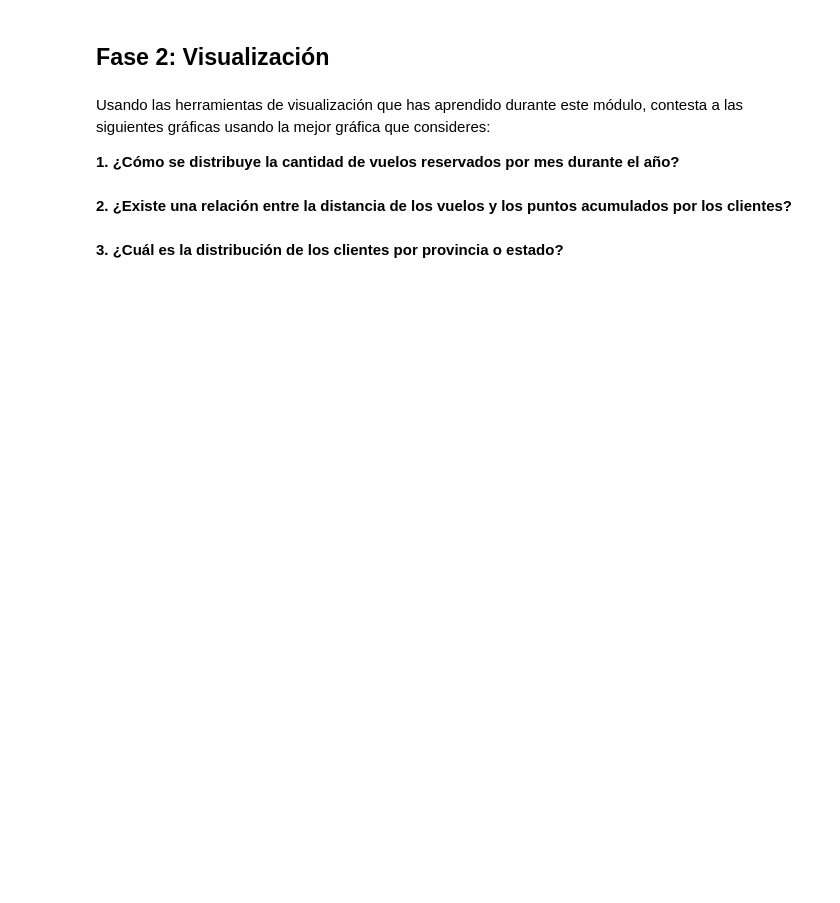
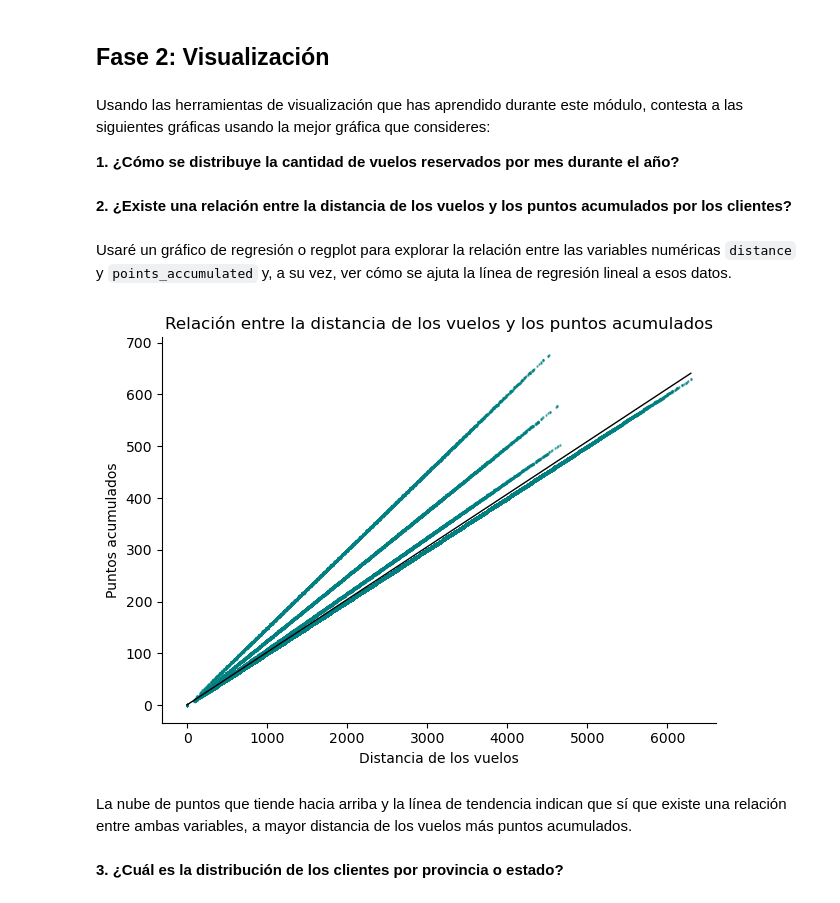
Before and after one commit to Adalab/bda-modulo-3-evaluacion-final-eaguilag, a Jupyter notebook: bda-modulo-2-evaluacion-final-promo-angela-elena-aguila.ipynb, the cells around one changed output. Cells and saved outputs as stored; diff of their text form; code cells hidden in the pictures; blank space fills up the shorter version.

Commit message:
Add first part of data visualization

```diff
--- a/bda-modulo-2-evaluacion-final-promo-angela-elena-aguila.ipynb
+++ b/bda-modulo-2-evaluacion-final-promo-angela-elena-aguila.ipynb
@@ -504,5 +504,33 @@ Usando las herramientas de visualización que has aprendido durante este módulo
 **1. ¿Cómo se distribuye la cantidad de vuelos reservados por mes durante el año?**
 # %% [markdown]
 **2. ¿Existe una relación entre la distancia de los vuelos y los puntos acumulados por los clientes?**
+# %% [markdown]
+Usaré un gráfico de regresión o regplot para explorar la relación entre las variables numéricas `distance` y `points_accumulated` y, a su vez, ver cómo se ajuta la línea de regresión lineal a esos datos.
+# %%
+# Selecciono las columnas relevantes para la visualizacion
+df_distance_points = df_final[["distance","points_accumulated"]]
+
+# Crear el grafico de dispersion con regresion lineal
+sns.regplot(x="distance",
+            y="points_accumulated",
+            data=df_distance_points,
+            marker ="d",
+            line_kws = {"color": "black", "linewidth": 1},
+            scatter_kws={"color": "teal", "s": 1, "alpha":0.5})
+
+# Cambio el nombre de los ejes y pongo titulo a la grafica
+plt.title("Relación entre la distancia de los vuelos y los puntos acumulados")
+plt.xlabel("Distancia de los vuelos")
+plt.ylabel("Puntos acumulados")
+# Quito la linea de arriba y de la derecha
+plt.gca().spines["right"].set_visible(False)
+plt.gca().spines["top"].set_visible(False)
+
+plt.tight_layout()
+plt.show()
+# %% [output]
+[figure, added]
+# %% [markdown]
+La nube de puntos que tiende hacia arriba y la línea de tendencia indican que sí que existe una relación entre ambas variables, a mayor distancia de los vuelos más puntos acumulados.
 # %% [markdown]
 **3. ¿Cuál es la distribución de los clientes por provincia o estado?**
```
Also changed, not shown: parts of 4 cells of this notebook.
